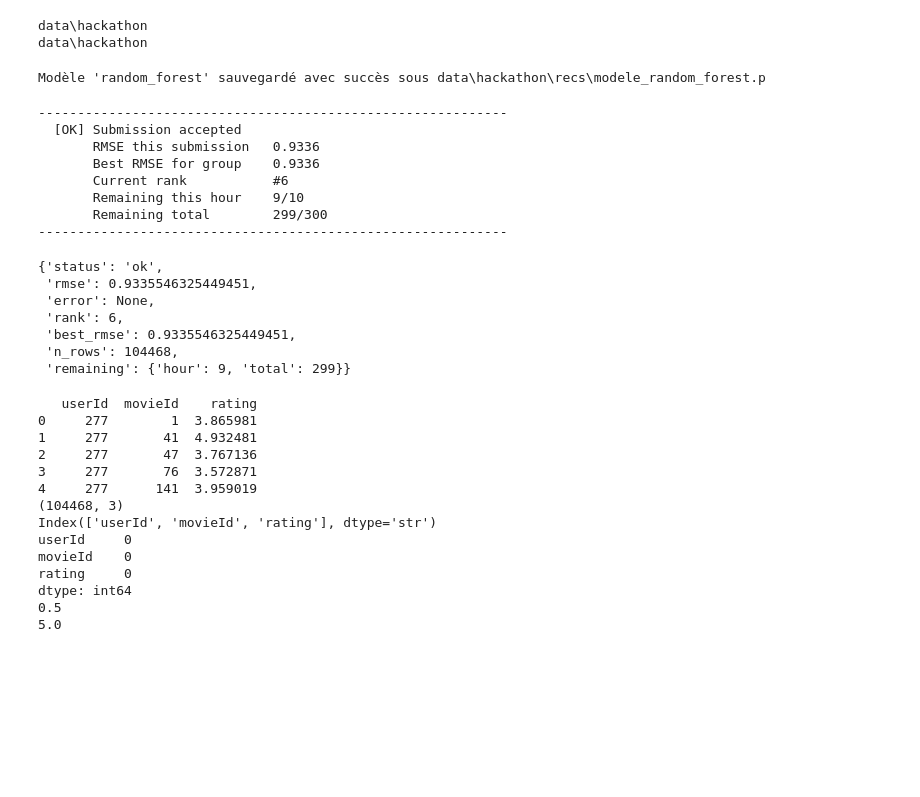
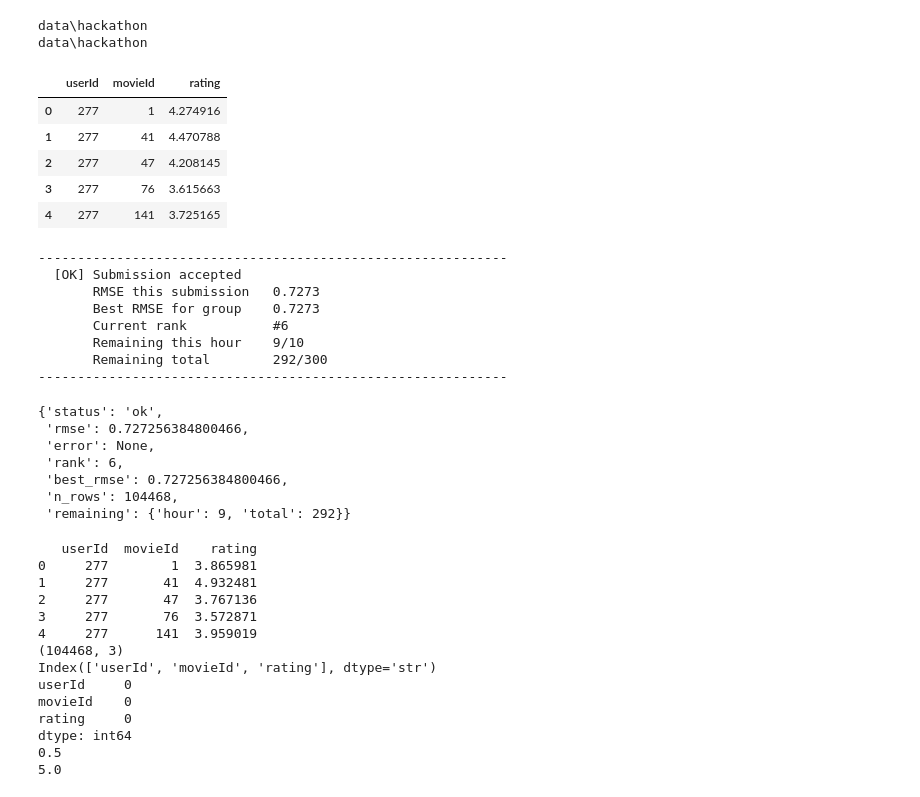
Before and after one commit to nmohymont/Recommender_Systems, a Jupyter notebook: hackathon_make_predictions.ipynb, the cells around one changed output. Cells and saved outputs as stored; diff of their text form; code cells hidden in the pictures; blank space fills up the shorter version.

Commit message:
Code fin de hackathon avec tout les fichiers mis à jour

```diff
--- a/hackathon_make_predictions.ipynb
+++ b/hackathon_make_predictions.ipynb
@@ -45,53 +48,58 @@ data\hackathon
 # %%
 def make_hackathon_prediction(feature_method, regressor_method):
     """Train a ContentBased model and produce predictions on the test set.
 
     Returns a DataFrame with columns ['userId', 'movieId', 'rating'] in the
     exact order of the hidden test set. Pass it to submit_predictions().
     """
     # 1) load train data - make sure to redirect the DATA_PATH to 'data/hackathon'
     assert str(C.DATA_PATH) == 'data\hackathon'
     sp_ratings = load_ratings(surprise_format=True)
     train_set = sp_ratings.build_full_trainset()
 
     # 2) train your ContentBased model on the train set
     content_knn = ContentBased(feature_method, regressor_method)
     content_knn.fit(train_set)
 
     # 3) make predictions on the test set
     df_test = pd.read_csv('data/hackathon/evidence/ratings_test.csv')[C.USER_ITEM_RATINGS]
     test_records = list(df_test.to_records(index=False))
     predictions = content_knn.test(test_records)
     output_predictions = []
     for uid, iid, _, est, _ in predictions:
         output_predictions.append([uid, iid, est])
     df_predictions = pd.DataFrame(data=output_predictions, columns=df_test.columns)
 
     return df_predictions
 
 
-df_predictions = make_hackathon_prediction('date_and_genres', 'random_forest')
+df_predictions = make_hackathon_prediction('V3', 'ridge_24')
 df_predictions.head()
 # %% [output]
-Modèle 'random_forest' sauvegardé avec succès sous data\hackathon\recs\modele_random_forest.p
+|  | userId | movieId | rating |
+| 0 | 277 | 1 | 4.274916 |
+| 1 | 277 | 41 | 4.470788 |
+| 2 | 277 | 47 | 4.208145 |
+| 3 | 277 | 76 | 3.615663 |
+| 4 | 277 | 141 | 3.725165 |
 # %%
 submit_predictions(df_predictions)
 # %% [output]
 ------------------------------------------------------------
   [OK] Submission accepted
-       RMSE this submission   0.9336
-       Best RMSE for group    0.9336
+       RMSE this submission   0.7273
+       Best RMSE for group    0.7273
        Current rank           #6
        Remaining this hour    9/10
-       Remaining total        299/300
+       Remaining total        292/300
 ------------------------------------------------------------
 {'status': 'ok',
- 'rmse': 0.9335546325449451,
+ 'rmse': 0.727256384800466,
  'error': None,
  'rank': 6,
- 'best_rmse': 0.9335546325449451,
+ 'best_rmse': 0.727256384800466,
  'n_rows': 104468,
- 'remaining': {'hour': 9, 'total': 299}}
+ 'remaining': {'hour': 9, 'total': 292}}
 # %%
 print(df_predictions.head())
 print(df_predictions.shape)
```
Also changed, not shown: parts of 1 cell of this notebook, 11 other files.
